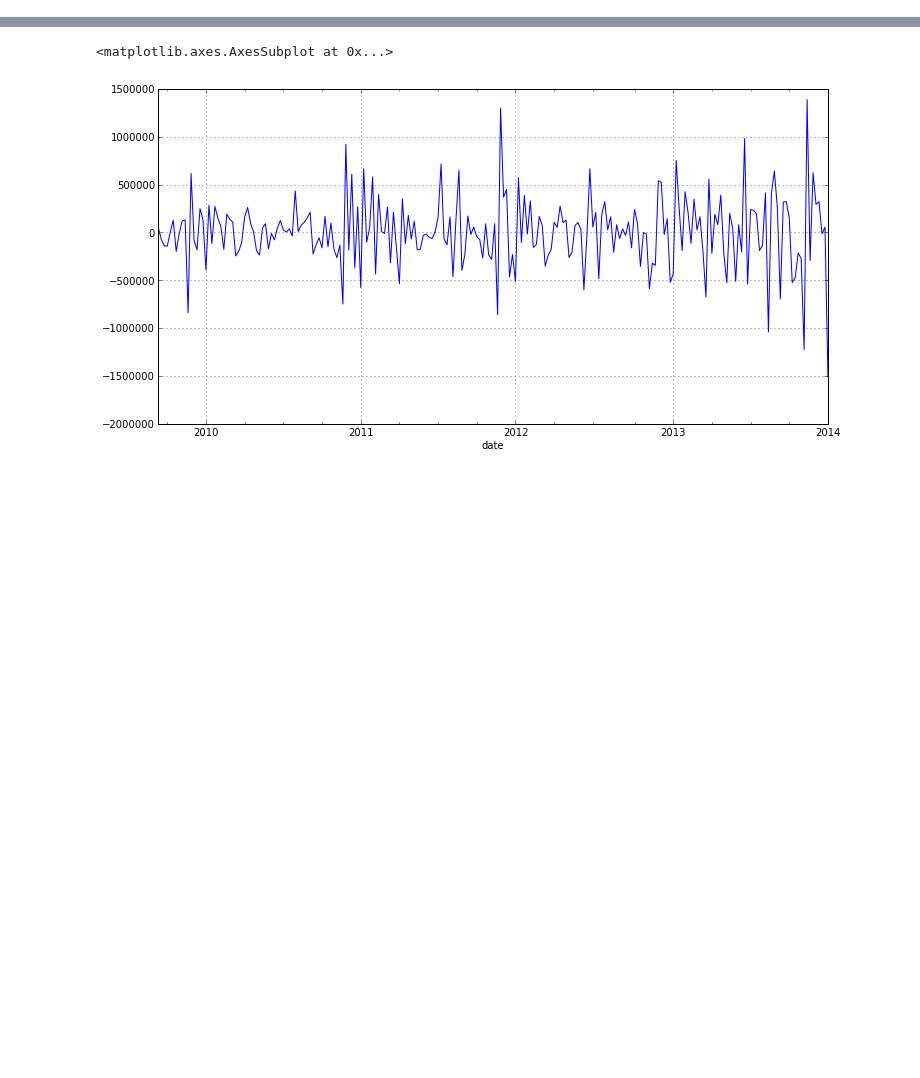
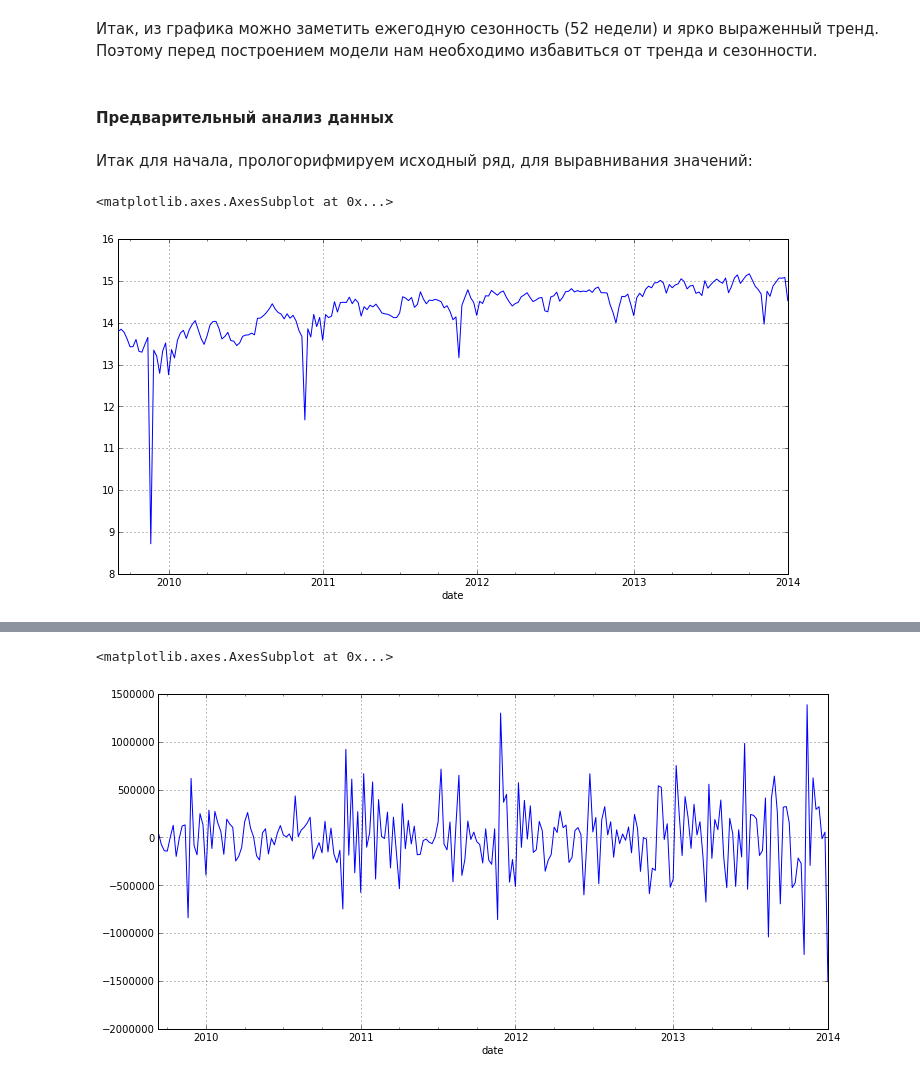
Before and after one commit to kuznetsovin/DataScience, a Jupyter notebook: predict_o.ipynb, the cells around one changed output, grey strips where cells are left out. Saved outputs shown, nothing was run; the diff lists cells and outputs as text; code cells hidden in the pictures; blank space fills up the shorter version.

```diff
--- a/predict_o.ipynb
+++ b/predict_o.ipynb
@@ -60,0 +50,12 @@ p.value: 0.000000
+# %% [markdown]
+Итак, из графика можно заметить ежегодную сезонность (52 недели) и ярко выраженный тренд. Поэтому перед построением модели нам необходимо избавиться от тренда и сезонности.
+# %% [markdown]
+#### Предварительный анализ данных
+# %% [markdown]
+Итак для начала, прологорифмируем исходный ряд, для выравнивания значений:
+# %%
+w_log = log(w)
+w_log.plot(figsize=(12,6))
+# %% [output]
+<matplotlib.axes.AxesSubplot at 0x...>
+[figure, added]
```
Also changed, not shown: parts of 68 cells of this notebook.
